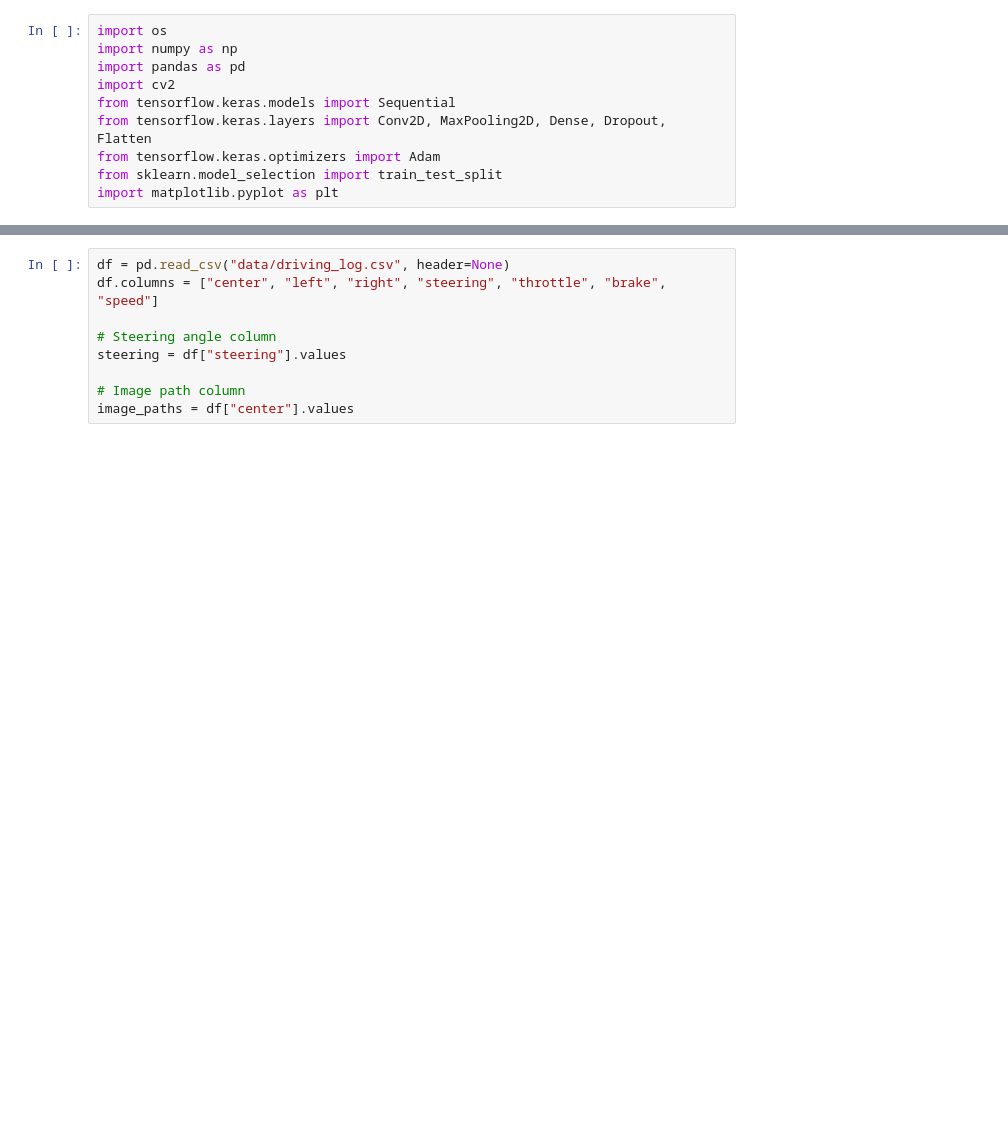
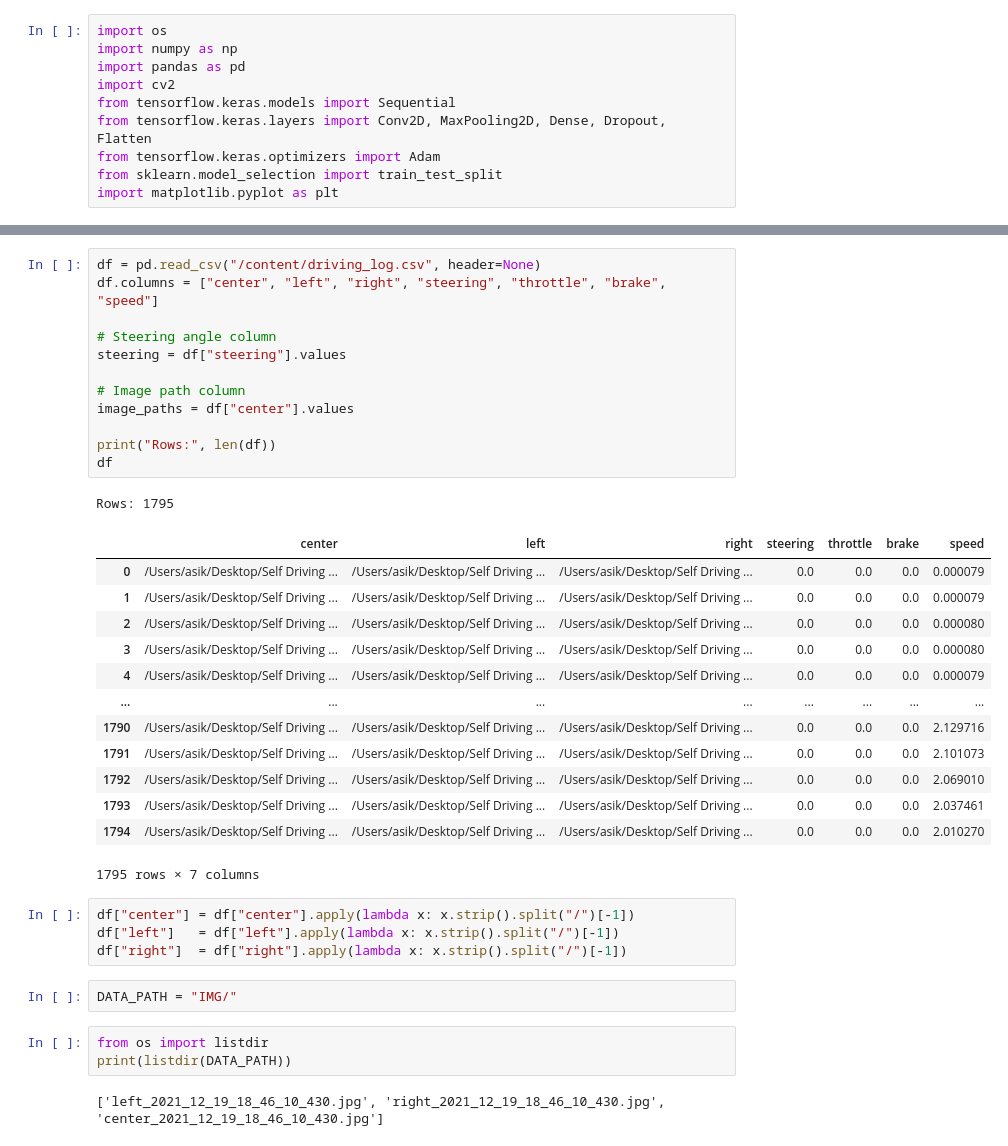
Before and after one commit to darrickpang/Email, a Jupyter notebook: Behavioral_cloning.ipynb, the cells around one changed output, grey strips where cells are left out. Cells and saved outputs as stored; diff of their text form; blank space fills up the shorter version.

```diff
--- a/Behavioral_cloning.ipynb
+++ b/Behavioral_cloning.ipynb
@@ -18,10 +23,39 @@ replace data/IMG/center_2021_12_19_18_46_10_430.jpg? [y]es, [n]o, [A]ll, [N]one,
 # %%
-df = pd.read_csv("data/driving_log.csv", header=None)
+df = pd.read_csv("/content/driving_log.csv", header=None)
 df.columns = ["center", "left", "right", "steering", "throttle", "brake", "speed"]
 
 # Steering angle column
 steering = df["steering"].values
 
 # Image path column
 image_paths = df["center"].values
+
+print("Rows:", len(df))
+df
+# %% [output]
+Rows: 1795
+|  | center | left | right | steering | throttle | brake | speed |
+| 0 | /Users/asik/Desktop/Self Driving ... | /Users/asik/Desktop/Self Driving ... | /Users/asik/Desktop/Self Driving ... | 0.0 | 0.0 | 0.0 | 0.000079 |
+| 1 | /Users/asik/Desktop/Self Driving ... | /Users/asik/Desktop/Self Driving ... | /Users/asik/Desktop/Self Driving ... | 0.0 | 0.0 | 0.0 | 0.000079 |
+| 2 | /Users/asik/Desktop/Self Driving ... | /Users/asik/Desktop/Self Driving ... | /Users/asik/Desktop/Self Driving ... | 0.0 | 0.0 | 0.0 | 0.000080 |
+| 3 | /Users/asik/Desktop/Self Driving ... | /Users/asik/Desktop/Self Driving ... | /Users/asik/Desktop/Self Driving ... | 0.0 | 0.0 | 0.0 | 0.000080 |
+| 4 | /Users/asik/Desktop/Self Driving ... | /Users/asik/Desktop/Self Driving ... | /Users/asik/Desktop/Self Driving ... | 0.0 | 0.0 | 0.0 | 0.000079 |
+| ... | ... | ... | ... | ... | ... | ... | ... |
+| 1790 | /Users/asik/Desktop/Self Driving ... | /Users/asik/Desktop/Self Driving ... | /Users/asik/Desktop/Self Driving ... | 0.0 | 0.0 | 0.0 | 2.129716 |
+| 1791 | /Users/asik/Desktop/Self Driving ... | /Users/asik/Desktop/Self Driving ... | /Users/asik/Desktop/Self Driving ... | 0.0 | 0.0 | 0.0 | 2.101073 |
+| 1792 | /Users/asik/Desktop/Self Driving ... | /Users/asik/Desktop/Self Driving ... | /Users/asik/Desktop/Self Driving ... | 0.0 | 0.0 | 0.0 | 2.069010 |
+| 1793 | /Users/asik/Desktop/Self Driving ... | /Users/asik/Desktop/Self Driving ... | /Users/asik/Desktop/Self Driving ... | 0.0 | 0.0 | 0.0 | 2.037461 |
+| 1794 | /Users/asik/Desktop/Self Driving ... | /Users/asik/Desktop/Self Driving ... | /Users/asik/Desktop/Self Driving ... | 0.0 | 0.0 | 0.0 | 2.010270 |
+1795 rows × 7 columns
+# %%
+df["center"] = df["center"].apply(lambda x: x.strip().split("/")[-1])
+df["left"]   = df["left"].apply(lambda x: x.strip().split("/")[-1])
+df["right"]  = df["right"].apply(lambda x: x.strip().split("/")[-1])
+# %%
+DATA_PATH = "IMG/"
+# %%
+from os import listdir
+print(listdir(DATA_PATH))
+# %% [output]
+['left_2021_12_19_18_46_10_430.jpg', 'right_2021_12_19_18_46_10_430.jpg', 'center_2021_12_19_18_46_10_430.jpg']
 # %%
```
Also changed, not shown: parts of 12 cells of this notebook.
